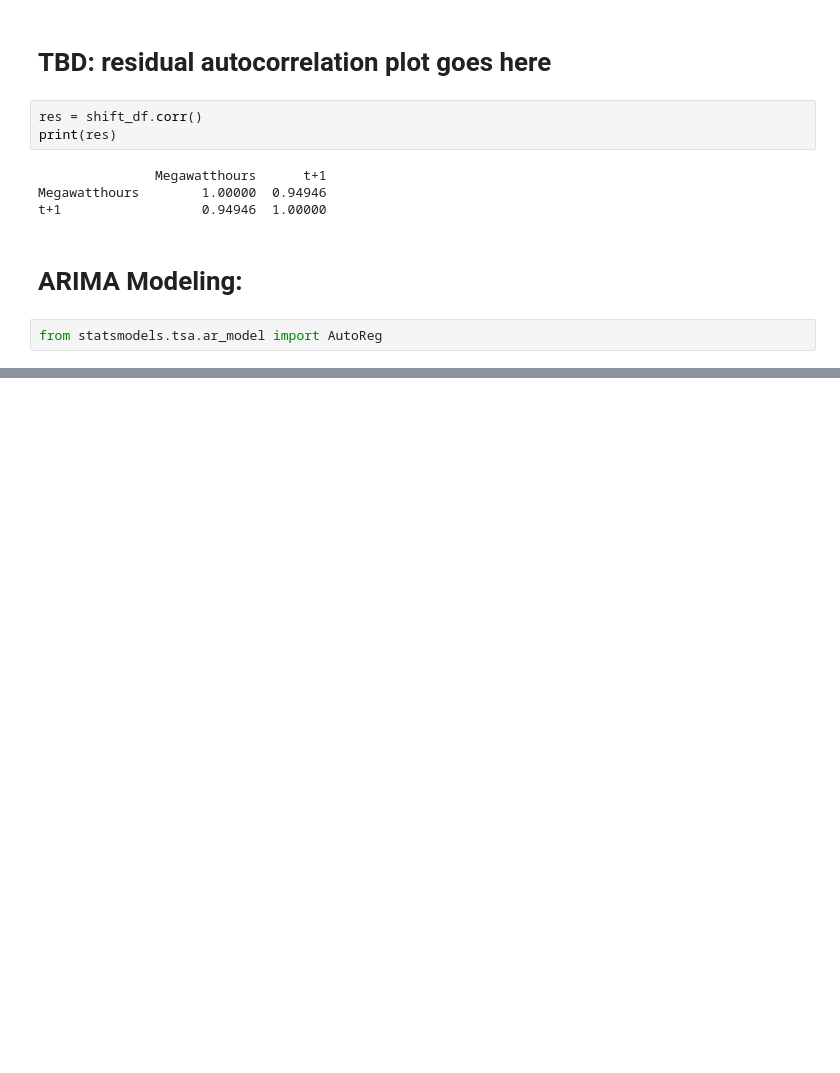
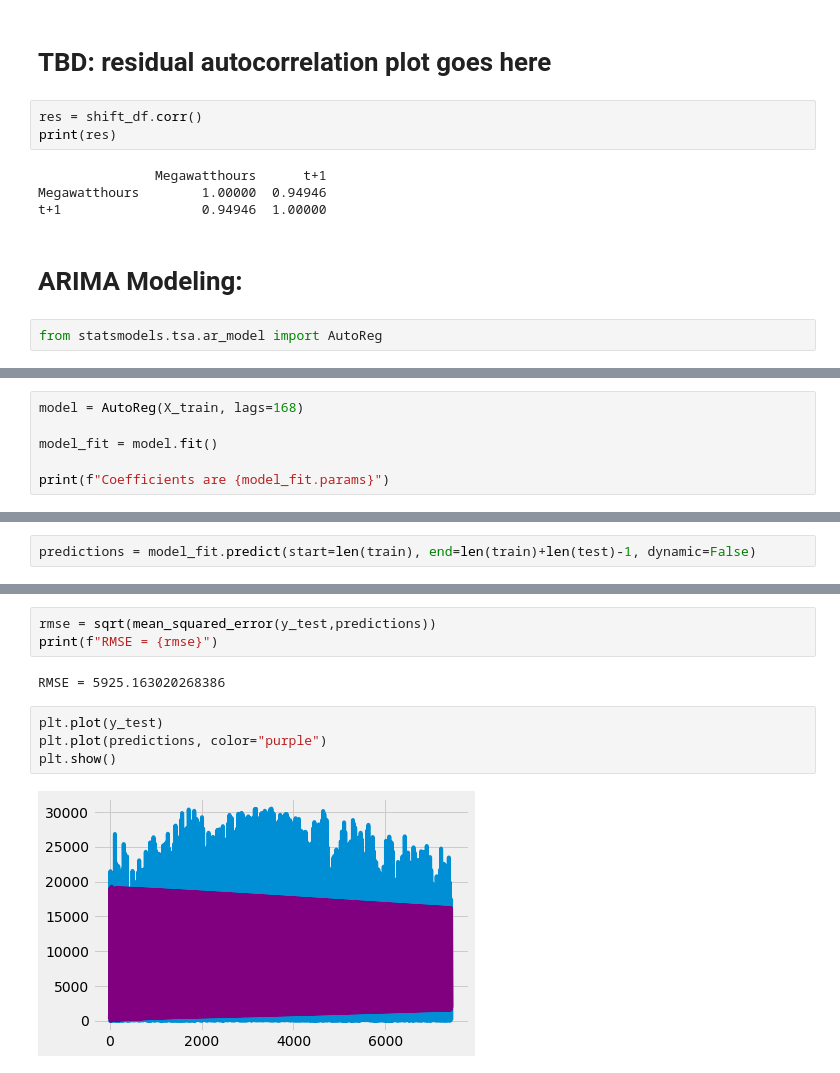
Before and after one commit to MichaelBurak/solar-data-analysis, a Jupyter notebook: solar-perhour-analysis.ipynb, the cells around one changed output, grey strips where cells are left out. Cells and saved outputs as stored; diff of their text form; blank space fills up the shorter version.

```diff
--- a/solar-perhour-analysis.ipynb
+++ b/solar-perhour-analysis.ipynb
@@ -523,0 +553,6 @@ from statsmodels.tsa.ar_model import AutoReg
+# %%
+model = AutoReg(X_train, lags=168)
+
+model_fit = model.fit()
+
+print(f"Coefficients are {model_fit.params}")
@@ -523,0 +577,2 @@ from statsmodels.tsa.ar_model import AutoReg
+# %%
+predictions = model_fit.predict(start=len(train), end=len(train)+len(test)-1, dynamic=False)
@@ -523,0 +600,11 @@ from statsmodels.tsa.ar_model import AutoReg
+# %%
+rmse = sqrt(mean_squared_error(y_test,predictions))
+print(f"RMSE = {rmse}")
+# %% [output]
+RMSE = 5925.163020268386
+# %%
+plt.plot(y_test)
+plt.plot(predictions, color="purple")
+plt.show()
+# %% [output]
+[figure, added]
```
Also changed, not shown: parts of 6 cells of this notebook, 1 other file.
